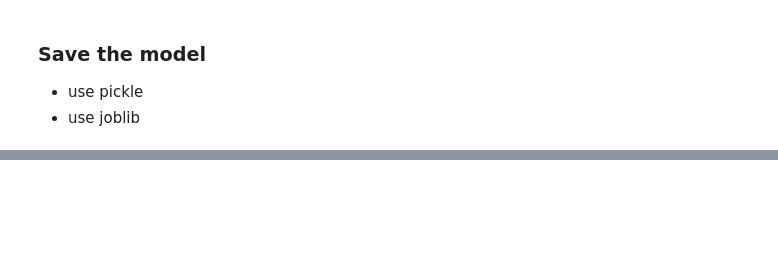
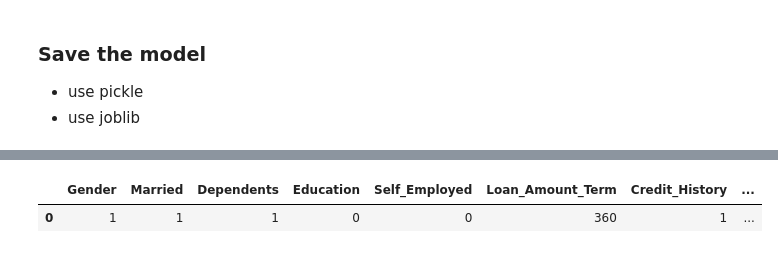
Before and after one commit to MimiBebe/Project-3, a Jupyter notebook: ml models/Data_Modeling_Logistic.ipynb, the cells around one changed output, grey strips where cells are left out. Cells and saved outputs as stored; diff of their text form; code cells hidden in the pictures; blank space fills up the shorter version.

```diff
--- a/ml models/Data_Modeling_Logistic.ipynb
+++ b/ml models/Data_Modeling_Logistic.ipynb
@@ -100,16 +233,19 @@ classifier_from_joblib.predict(valDf)
 # %%
 #  create dummy data to tets
 colNames = ['Gender', 'Married', 'Dependents', 'Education', 'Self_Employed',\
        'LoanAmount', 'Loan_Amount_Term', 'Credit_History', 'Property_Area',\
        'TotalIncome']
-colValues = [[1],[1],[1],[0],[0],[400000],[360],[0],[1],[60000]]
+colValues = [[1],[1],[1],[0],[0],[400000],[360],[1],[1],[60000]]
 testDummyDf = pd.DataFrame(data=colValues,index=colNames).T
 
 testDummyDf["Log_TotalIncome"]= np.log(testDummyDf["TotalIncome"])
 testDummyDf["Log_LoanAmount"]= np.log(testDummyDf["LoanAmount"])
 testDummyDf = testDummyDf.drop(columns=["LoanAmount","TotalIncome"])
 
 testDummyDf
+# %% [output]
+|  | Gender | Married | Dependents | Education | Self_Employed | Loan_Amount_Term | Credit_History | ... |
+| 0 | 1 | 1 | 1 | 0 | 0 | 360 | 1 | ... |
 # %%
 # Use the loaded model to make predictions
 classifier_from_joblib.predict(testDummyDf)
```
Also changed, not shown: parts of 20 cells of this notebook, 1 other file.
